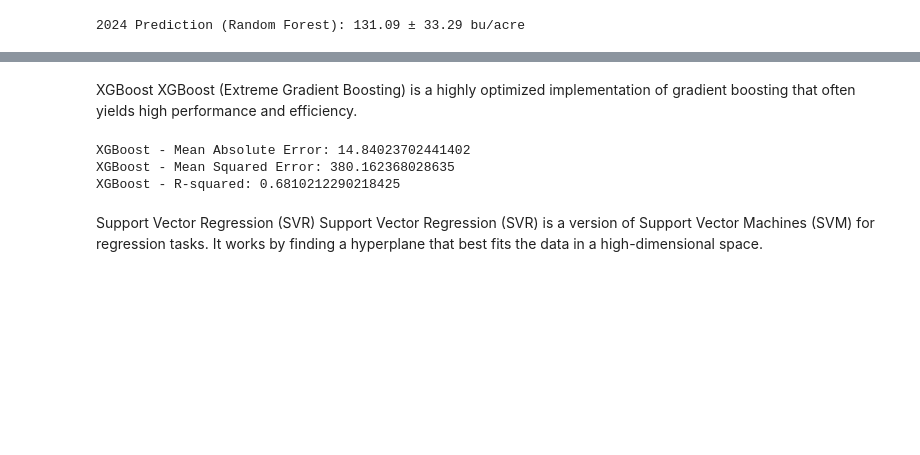
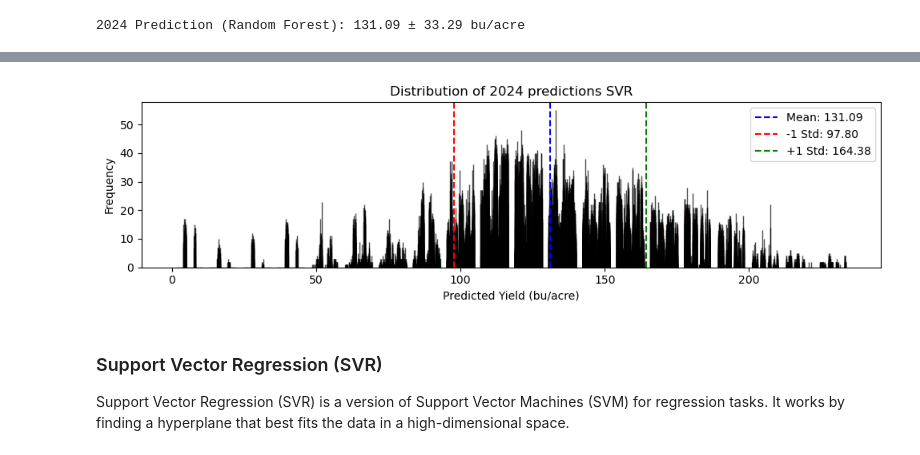
Before and after one commit to AntonioDonnangelo/Predicting-2024-US-Corn-Yield, a Jupyter notebook: Predicting_2024_US_Corn_Yield.ipynb, the cells around one changed output, grey strips where cells are left out. Saved outputs shown, nothing was run; the diff lists cells and outputs as text; code cells hidden in the pictures; blank space fills up the shorter version.

```diff
--- a/Predicting_2024_US_Corn_Yield.ipynb
+++ b/Predicting_2024_US_Corn_Yield.ipynb
@@ -1071,34 +1096,19 @@ print(f"2024 Prediction (OLS): {point:.2f} bu/acre, 95% CI: [{ci_lower:.2f}, {ci
-# %% [markdown]
-XGBoost
-XGBoost (Extreme Gradient Boosting) is a highly optimized implementation of gradient boosting that often yields high performance and efficiency.
-# %%
-import xgboost as xgb
-
-# Using XGBoost Regressor
-xgb_model_pipeline = Pipeline(steps=[
-    ('preprocessor', preprocessor),
-    ('model', xgb.XGBRegressor(n_estimators=100, random_state=42))  # XGBoost Regressor
-])
-
-# Train the model
-xgb_model_pipeline.fit(X_train, y_train)
-
-# Predictions
-y_pred_xgb = xgb_model_pipeline.predict(X_test)
-
-# Evaluate the model
-mae_xgb = mean_absolute_error(y_test, y_pred_xgb)
-mse_xgb = mean_squared_error(y_test, y_pred_xgb)
-r2_xgb = r2_score(y_test, y_pred_xgb)
-
-print(f'XGBoost - Mean Absolute Error: {mae_xgb}')
-print(f'XGBoost - Mean Squared Error: {mse_xgb}')
-print(f'XGBoost - R-squared: {r2_xgb}')
-# %% [output]
-XGBoost - Mean Absolute Error: 14.84023702441402
-XGBoost - Mean Squared Error: 380.162368028635
-XGBoost - R-squared: 0.6810212290218425
+# %%
+# Plot the distribution of predictions
+plt.figure(figsize=(10, 3))
+plt.hist(tree_preds, bins=20, edgecolor='black', alpha=0.7)
+plt.axvline(mean_pred, color='blue', linestyle='--', label=f'Mean: {mean_pred:.2f}')
+plt.axvline(mean_pred - std_pred, color='red', linestyle='--', label=f'-1 Std: {mean_pred - std_pred:.2f}')
+plt.axvline(mean_pred + std_pred, color='green', linestyle='--', label=f'+1 Std: {mean_pred + std_pred:.2f}')
+plt.title('Distribution of 2024 predictions SVR')
+plt.xlabel('Predicted Yield (bu/acre)')
+plt.ylabel('Frequency')
+plt.legend()
+plt.tight_layout()
+plt.show()
+# %% [output]
+[figure, added]
 # %% [markdown]
- Support Vector Regression (SVR)
+### Support Vector Regression (SVR)
 Support Vector Regression (SVR) is a version of Support Vector Machines (SVM) for regression tasks. It works by finding a hyperplane that best fits the data in a high-dimensional space.
 # %%
```
Also changed, not shown: parts of 25 cells of this notebook.
